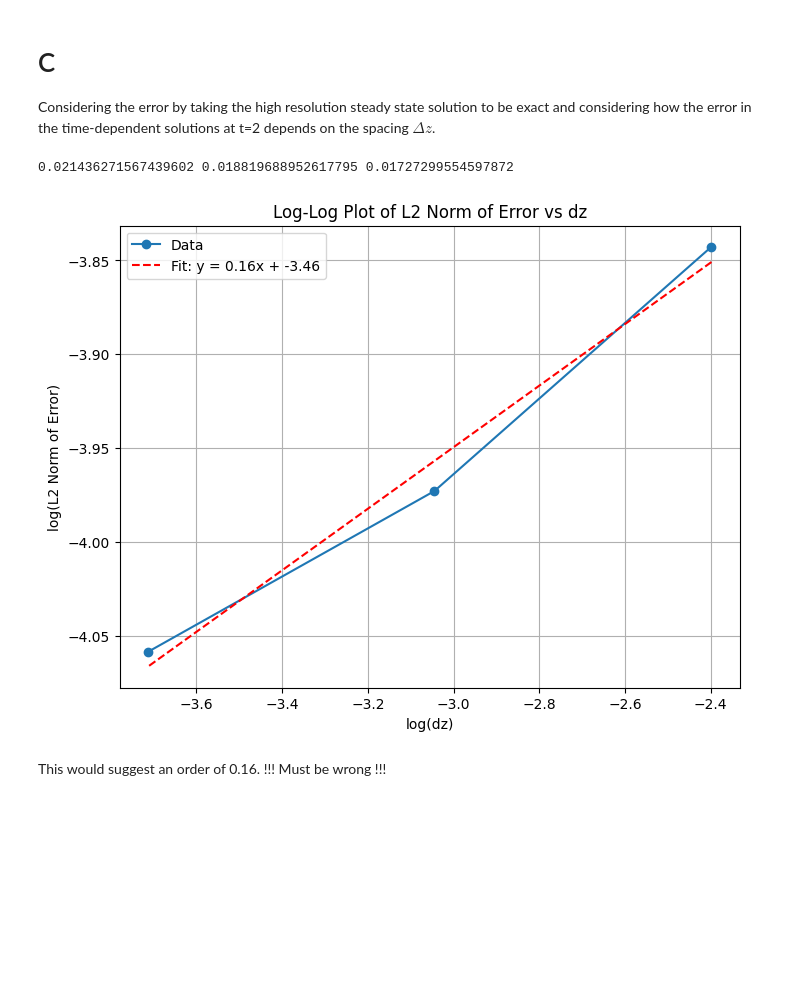
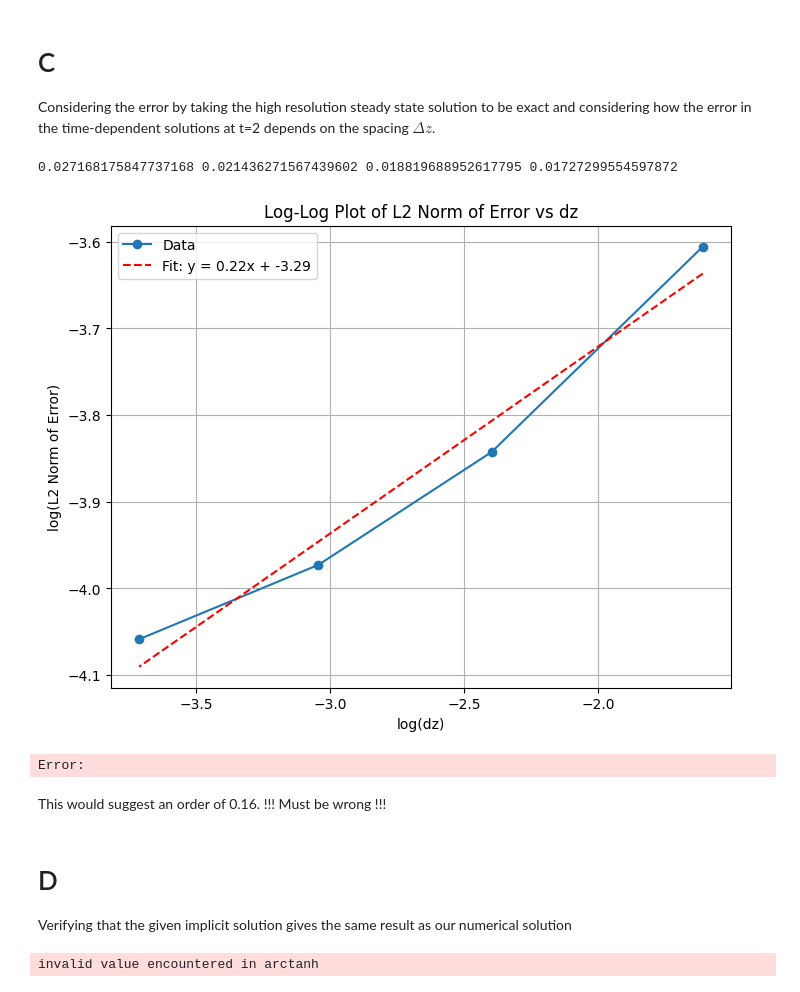
Before and after one commit to obokhove/FDnumerics2526, a Jupyter notebook: Alex_Carey/Exercise 1/Code.ipynb, the cells around one changed output. Saved outputs shown, nothing was run; the diff lists cells and outputs as text; code cells hidden in the pictures; blank space fills up the shorter version.

```diff
--- a/Alex_Carey/Exercise 1/Code.ipynb
+++ b/Alex_Carey/Exercise 1/Code.ipynb
@@ -14,7 +14,7 @@ def iterative_scheme(alpha, beta, Q, bPrev, H, dz):
     b = bPrev + dz * (alpha * bPrev**3 - Q) / (beta * bPrev)
     return b
 
-def solve(alpha, beta, Q, H, J, b0):
+def solve(alpha, beta, Q, H, J, b0) -> list[tuple[float, float]]:
     # Initialize the array to store the values of b at each step
     b_values = [b0]
     dz = H / J
@@ -26,7 +26,7 @@ def solve(alpha, beta, Q, H, J, b0):
 
     # Create a 2 column table of z againsst b values
     z_values = [j * dz for j in range(J + 1)]
-    result = list(zip(z_values, b_values))
+    result: list[tuple[float, float]] = list(zip(z_values, b_values))
 
     return result
 # %%
@@ -123,7 +143,11 @@ plt.show()
 # %% [output]
 [figure]
 # %%
-# Plot for grid sizes 11, 21, 41
+# Plot for grid sizes 5, 11, 21, 41
+
+# 5
+z_values_5, time_values_5, b_values_5 = solve_time_dependent(0.4709,
+                                                              1, 1, 1.178164343, 0.585373798, 5, 1e-4)
 
 # 11
 z_values_11, time_values_11, b_values_11 = solve_time_dependent(0.4709,
@@ -233,21 +299,25 @@ def find_closest_time_index(time_values: list[float], target_time: float) -> int
 index = find_closest_time_index(time_values_11, 2.0)
 
 # Extract b values at t = 2 for each grid size
+b_5_t2 = b_values_5[index]
 b_11_t2 = b_values_11[index]
 b_21_t2 = b_values_21[index]
 b_41_t2 = b_values_41[index]
 
 # Extract the steady state b values at the corresponding z values for each grid size
+b_steady_5 = [b_steady[int(j * 1000 / 5)][1] for j in range(6)] # Downsampling 1000 to 5
 b_steady_11 = [b_steady[int(j * 1000 / 11)][1] for j in range(12)] # Downsampling 1000 to 10
 b_steady_21 = [b_steady[int(j * 1000 / 21)][1] for j in range(22)] # Downsampling 1000 to 20
 b_steady_41 = [b_steady[int(j * 1000 / 41)][1] for j in range(42)] # Downsampling 1000 to 40
 
 # Check that the lengths match
+assert len(b_5_t2) == len(b_steady_5)
 assert len(b_11_t2) == len(b_steady_11)
 assert len(b_21_t2) == len(b_steady_21)
 assert len(b_41_t2) == len(b_steady_41)
 
 # Calculate e(z,2) = b_steady(z) - b(z,2) for each grid size
+e_5 = [abs(b_steady_5[j] - b_5_t2[j]) for j in range(len(b_5_t2))]
 e_11 = [abs(b_steady_11[j] - b_11_t2[j]) for j in range(len(b_11_t2))]
 e_21 = [abs(b_steady_21[j] - b_21_t2[j]) for j in range(len(b_21_t2))]
 e_41 = [abs(b_steady_41[j] - b_41_t2[j]) for j in range(len(b_41_t2))]
@@ -259,46 +329,79 @@ def trapezoidal_integration(x: list[float], y: list[float]) -> float:
     return integral
 
 # Calculate the integral of the squared error over the domain [0, H] for each grid size
+
+error_5 = trapezoidal_integration(z_values_5, [e**2 for e in e_5])
 error_11 = trapezoidal_integration(z_values_11, [e**2 for e in e_11])
 error_21 = trapezoidal_integration(z_values_21, [e**2 for e in e_21])
 error_41 = trapezoidal_integration(z_values_41, [e**2 for e in e_41])
 
 # Calculate the L2 norm by taking the square root of the integral result
+L2_5 = np.sqrt(error_5)
 L2_11 = np.sqrt(error_11)
 L2_21 = np.sqrt(error_21)
 L2_41 = np.sqrt(error_41)
 
-print(L2_11, L2_21, L2_41)
+print(L2_5, L2_11, L2_21, L2_41)
 # %% [output]
-0.021436271567439602 0.018819688952617795 0.01727299554597872
+0.027168175847737168 0.021436271567439602 0.018819688952617795 0.01727299554597872
 # %%
 # Extract dz values for each grid size
+
+dz_5 = 1 / 5
 dz_11 = 1 / 11
 dz_21 = 1 / 21
 dz_41 = 1 / 41
 
 # Take the log of the dz values and L2 norms
-log_dz = [np.log(dz_11), np.log(dz_21),
-            np.log(dz_41)]
-log_L2 = [np.log(L2_11), np.log(L2_21),
+log_dz = [np.log(dz_5), np.log(dz_11), np.log(dz_21), np.log(dz_41)]
+log_L2 = [np.log(L2_5), np.log(L2_11), np.log(L2_21),
             np.log(L2_41)]
 
 # Plot log(L2) against log(dz) with a line of best fit with equation shown
 plt.figure(figsize=(8, 6))
 plt.plot(log_dz, log_L2, marker='o')
 plt.title('Log-Log Plot of L2 Norm of Error vs dz')
 plt.xlabel('log(dz)')
 plt.ylabel('log(L2 Norm of Error)')
 plt.grid(True)
 
 # Fit a line to the log-log data
 fit = np.polyfit(log_dz, log_L2, 1)
 fit_line = np.polyval(fit, log_dz)
 plt.plot(log_dz, fit_line, 'r--')
 plt.legend(['Data', f'Fit: y = {fit[0]:.2f}x + {fit[1]:.2f}'])
 
 plt.show()
 # %% [output]
-[figure, old version]
+[figure, new version]
+Error:
 # %% [markdown]
 This would suggest an order of 0.16. !!! Must be wrong !!!
+# %% [markdown]
+# D
+Verifying that the given implicit solution gives the same result as our numerical solution
+# %%
+# Computing zr0 from the ICs
+beta = 1
+alpha = 0.4709
+bT = 0.585373798
+zr0 = -beta / alpha * (bT - np.arctanh(bT))
+
+def residual(alpha: float, beta: float, zr0: float, b_values: list[list[float]], z_values: list[float], time_values: list[float]) -> list[list[float]]:
+    # Calculating the residual error in the implicit solution when values from the numerical solution are used for b
+    residuals: list[list[float]] = [[0.0 for _ in range(len(z_values))] for _ in range(len(time_values))]  # t in the first index, z in the second index
+    for z in range(len(z_values)):
+        for t in range(len(time_values)):
+            b = b_values[t][z]
+            res = z_values[z] - zr0 - alpha * time_values[t] - (beta / alpha) * (b - np.arctanh(b))
+            residuals[t][z] = res
+    return residuals
+
+residuals: list[list[float]] = residual(alpha, beta, zr0, b_values_41, z_values_41, time_values_41)
+
+# Average the absolute residuals over the domain at t = 2
+# Make the 2d array into a single dimension vector
+residuals_flat: list[float] = [abs(residuals[t][j]) for t in range(len(residuals)) for j in range(len(residuals[t]))]
+average_residual = sum(residuals_flat) / len(residuals_flat)
+# %% [output]
+invalid value encountered in arctanh
```
Also changed, not shown: parts of 7 cells of this notebook.
